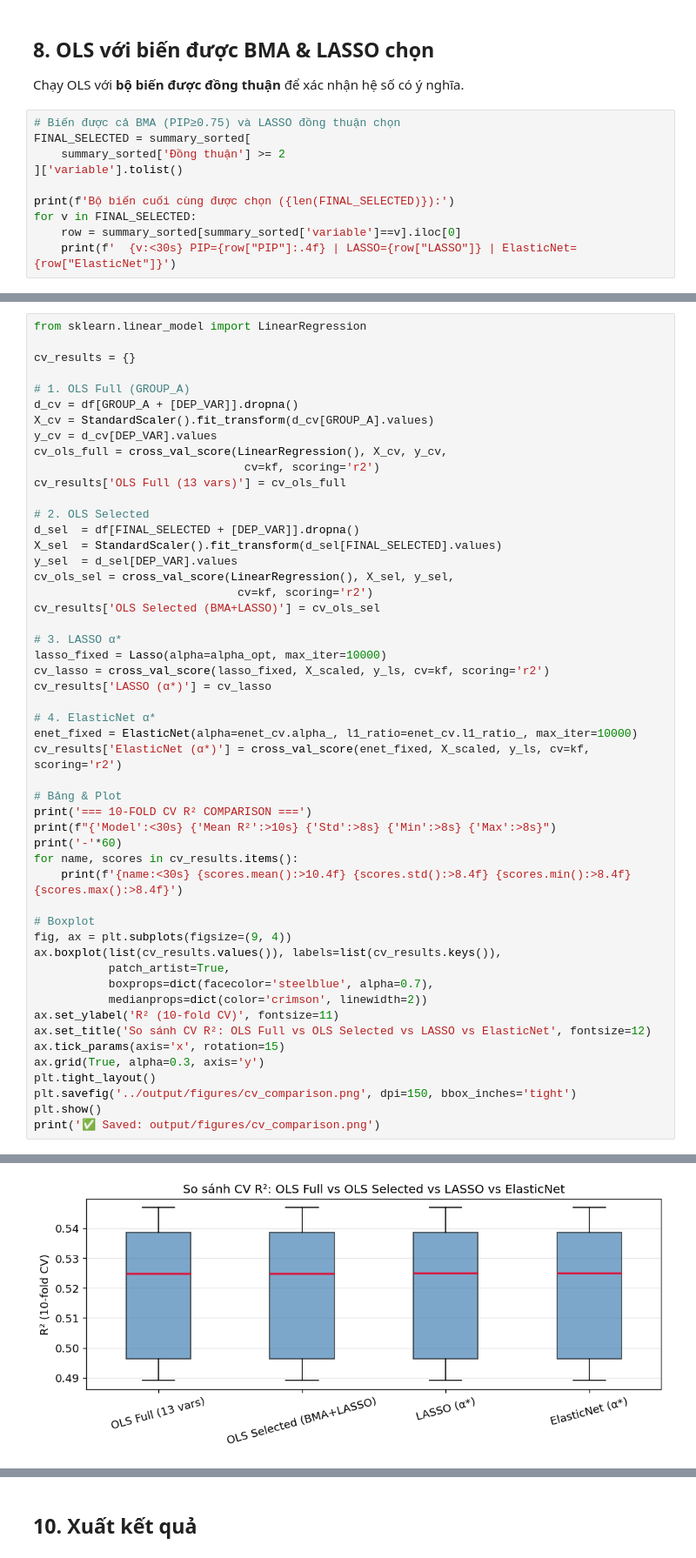
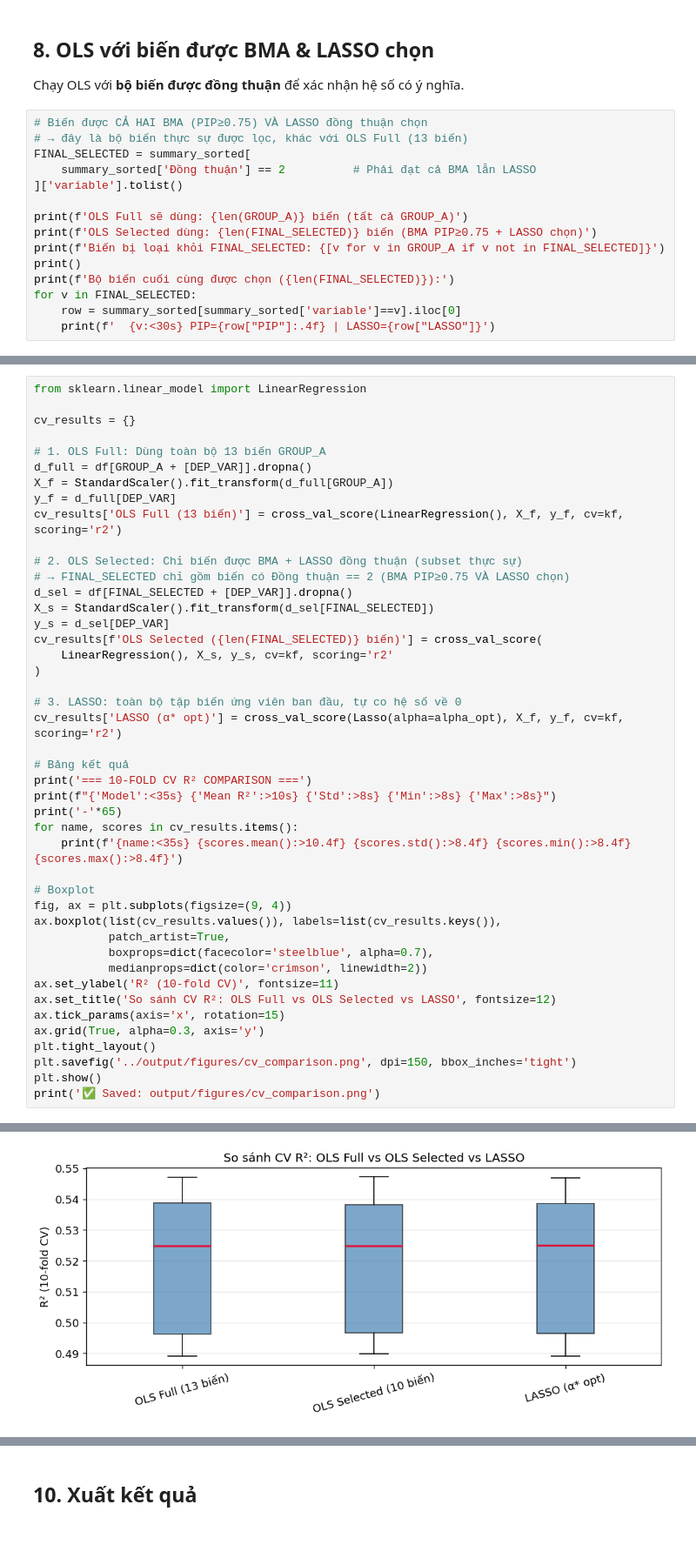
Before and after one commit to Brozic2908/Global-Migration-Project, a Jupyter notebook: src/06_lasso_bma.ipynb, the cells around one changed output, grey strips where cells are left out. Shown at 87% size. Cells and saved outputs as stored; diff of their text form.

Commit message:
Xóa elastic

```diff
--- a/src/06_lasso_bma.ipynb
+++ b/src/06_lasso_bma.ipynb
@@ -659,13 +614,18 @@ print('✅ Saved: output/figures/bma_vs_lasso_comparison.png')
 
 Chạy OLS với **bộ biến được đồng thuận** để xác nhận hệ số có ý nghĩa.
 # %%
-# Biến được cả BMA (PIP≥0.75) và LASSO đồng thuận chọn
+# Biến được CẢ HAI BMA (PIP≥0.75) VÀ LASSO đồng thuận chọn
+# → đây là bộ biến thực sự được lọc, khác với OLS Full (13 biến)
 FINAL_SELECTED = summary_sorted[
-    summary_sorted['Đồng thuận'] >= 2
+    summary_sorted['Đồng thuận'] == 2          # Phải đạt cả BMA lẫn LASSO
 ]['variable'].tolist()
 
+print(f'OLS Full sẽ dùng: {len(GROUP_A)} biến (tất cả GROUP_A)')
+print(f'OLS Selected dùng: {len(FINAL_SELECTED)} biến (BMA PIP≥0.75 + LASSO chọn)')
+print(f'Biến bị loại khỏi FINAL_SELECTED: {[v for v in GROUP_A if v not in FINAL_SELECTED]}')
+print()
 print(f'Bộ biến cuối cùng được chọn ({len(FINAL_SELECTED)}):')
 for v in FINAL_SELECTED:
     row = summary_sorted[summary_sorted['variable']==v].iloc[0]
-    print(f'  {v:<30s} PIP={row["PIP"]:.4f} | LASSO={row["LASSO"]} | ElasticNet={row["ElasticNet"]}')
+    print(f'  {v:<30s} PIP={row["PIP"]:.4f} | LASSO={row["LASSO"]}')
 # %% [output]
@@ -745,37 +711,30 @@ from sklearn.linear_model import LinearRegression
 
 cv_results = {}
 
-# 1. OLS Full (GROUP_A)
-d_cv = df[GROUP_A + [DEP_VAR]].dropna()
-X_cv = StandardScaler().fit_transform(d_cv[GROUP_A].values)
-y_cv = d_cv[DEP_VAR].values
-cv_ols_full = cross_val_score(LinearRegression(), X_cv, y_cv,
-                               cv=kf, scoring='r2')
-cv_results['OLS Full (13 vars)'] = cv_ols_full
+# 1. OLS Full: Dùng toàn bộ 13 biến GROUP_A
+d_full = df[GROUP_A + [DEP_VAR]].dropna()
+X_f = StandardScaler().fit_transform(d_full[GROUP_A])
+y_f = d_full[DEP_VAR]
+cv_results['OLS Full (13 biến)'] = cross_val_score(LinearRegression(), X_f, y_f, cv=kf, scoring='r2')
 
-# 2. OLS Selected
-d_sel  = df[FINAL_SELECTED + [DEP_VAR]].dropna()
-X_sel  = StandardScaler().fit_transform(d_sel[FINAL_SELECTED].values)
-y_sel  = d_sel[DEP_VAR].values
-cv_ols_sel = cross_val_score(LinearRegression(), X_sel, y_sel,
-                              cv=kf, scoring='r2')
-cv_results['OLS Selected (BMA+LASSO)'] = cv_ols_sel
+# 2. OLS Selected: Chỉ biến được BMA + LASSO đồng thuận (subset thực sự)
+# → FINAL_SELECTED chỉ gồm biến có Đồng thuận == 2 (BMA PIP≥0.75 VÀ LASSO chọn)
+d_sel = df[FINAL_SELECTED + [DEP_VAR]].dropna()
+X_s = StandardScaler().fit_transform(d_sel[FINAL_SELECTED])
+y_s = d_sel[DEP_VAR]
+cv_results[f'OLS Selected ({len(FINAL_SELECTED)} biến)'] = cross_val_score(
+    LinearRegression(), X_s, y_s, cv=kf, scoring='r2'
+)
 
-# 3. LASSO α*
-lasso_fixed = Lasso(alpha=alpha_opt, max_iter=10000)
-cv_lasso = cross_val_score(lasso_fixed, X_scaled, y_ls, cv=kf, scoring='r2')
-cv_results['LASSO (α*)'] = cv_lasso
+# 3. LASSO: toàn bộ tập biến ứng viên ban đầu, tự co hệ số về 0
+cv_results['LASSO (α* opt)'] = cross_val_score(Lasso(alpha=alpha_opt), X_f, y_f, cv=kf, scoring='r2')
 
-# 4. ElasticNet α*
-enet_fixed = ElasticNet(alpha=enet_cv.alpha_, l1_ratio=enet_cv.l1_ratio_, max_iter=10000)
-cv_results['ElasticNet (α*)'] = cross_val_score(enet_fixed, X_scaled, y_ls, cv=kf, scoring='r2')
-
-# Bảng & Plot
+# Bảng kết quả
 print('=== 10-FOLD CV R² COMPARISON ===')
-print(f"{'Model':<30s} {'Mean R²':>10s} {'Std':>8s} {'Min':>8s} {'Max':>8s}")
-print('-'*60)
+print(f"{'Model':<35s} {'Mean R²':>10s} {'Std':>8s} {'Min':>8s} {'Max':>8s}")
+print('-'*65)
 for name, scores in cv_results.items():
-    print(f'{name:<30s} {scores.mean():>10.4f} {scores.std():>8.4f} {scores.min():>8.4f} {scores.max():>8.4f}')
+    print(f'{name:<35s} {scores.mean():>10.4f} {scores.std():>8.4f} {scores.min():>8.4f} {scores.max():>8.4f}')
 
 # Boxplot
 fig, ax = plt.subplots(figsize=(9, 4))
@@ -784,7 +743,7 @@ ax.boxplot(list(cv_results.values()), labels=list(cv_results.keys()),
            boxprops=dict(facecolor='steelblue', alpha=0.7),
            medianprops=dict(color='crimson', linewidth=2))
 ax.set_ylabel('R² (10-fold CV)', fontsize=11)
-ax.set_title('So sánh CV R²: OLS Full vs OLS Selected vs LASSO vs ElasticNet', fontsize=12)
+ax.set_title('So sánh CV R²: OLS Full vs OLS Selected vs LASSO', fontsize=12)
 ax.tick_params(axis='x', rotation=15)
 ax.grid(True, alpha=0.3, axis='y')
 plt.tight_layout()
@@ -802,4 +760,4 @@ ElasticNet (α*)                    0.5198   0.0220   0.4891   0.5469
-[figure, old version]
+[figure, new version]
 ✅ Saved: output/figures/cv_comparison.png
 # %% [markdown]
 ## 10. Xuất kết quả
```
Also changed, not shown: parts of 14 cells of this notebook, 4 other files.
